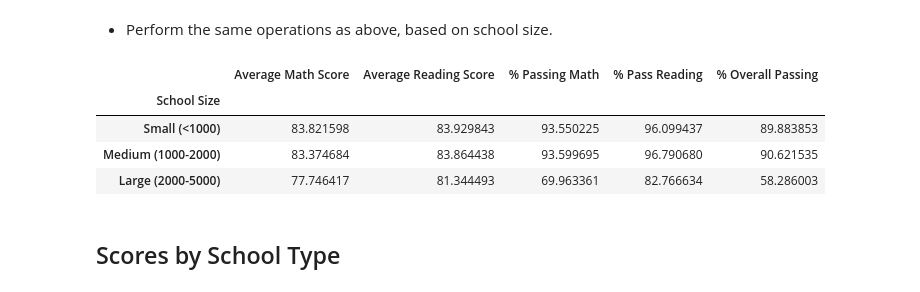
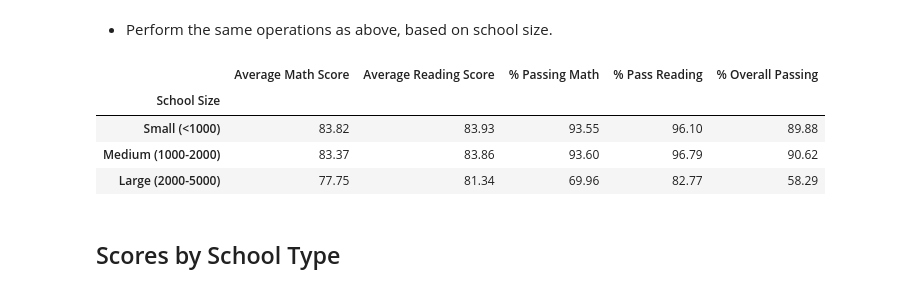
Before and after one commit to littleprincecurry/pandas-challenge, a Jupyter notebook: PyCitySchools/PyCitySchools_starter.ipynb, the cells around one changed output. Drawn from its saved outputs; the diff is of its cells as text; code cells hidden in the pictures.

```diff
--- a/PyCitySchools/PyCitySchools_starter.ipynb
+++ b/PyCitySchools/PyCitySchools_starter.ipynb
@@ -118,12 +118,12 @@ school_summary = pd.DataFrame(
         '% Overall Passing': pct_passing_both
 
     })
-school_summary['Total School Budget'] = school_summary['Total School Budget'].str[0]
-school_summary['Per Student Budget'] = school_summary['Per Student Budget'].str[0]
 
 school_summary['School Type'] = school_summary['School Type'].str.join(', ')
 school_summary_formatted = school_summary
-school_summary_formatted['Total School Budget'] = school_summary_formatted['Total School Budget'].map("${:,}".format)
+school_summary_formatted['Total School Budget'] = school_summary_formatted['Total School Budget'].str[0]
+school_summary_formatted['Per Student Budget'] = school_summary_formatted['Per Student Budget'].str[0]
+school_summary_formatted['Total School Budget'] = school_summary_formatted['Total School Budget'].map("${:,.2f}".format)
 school_summary_formatted
 # %% [output]
 |  | School Type | Total Students | Total School Budget | Per Student Budget | Average Math Score | ... |
@@ -283,16 +291,21 @@ spending_summary
 # %%
 bins_size = [0, 999, 2000, 5000]
 size_ranges = ['Small (<1000)', 'Medium (1000-2000)', 'Large (2000-5000)']
 school_summary['School Size'] = pd.cut(school_summary['Total Students'], bins_size, labels=size_ranges, include_lowest=True)
 size_summary = school_summary.groupby('School Size').mean()
-size_summary = size_summary.drop(['Total Students', 'Total School Budget', 'Per Student Budget'], axis=1)
+size_summary = size_summary.drop(['Total Students', 'Per Student Budget'], axis=1)
+size_summary['Average Math Score'] = size_summary['Average Math Score'].map("{:.2f}".format)
+size_summary['Average Reading Score'] = size_summary['Average Reading Score'].map("{:.2f}".format)
+size_summary['% Passing Math'] = size_summary['% Passing Math'].map("{:.2f}".format)
+size_summary['% Pass Reading'] = size_summary['% Pass Reading'].map("{:.2f}".format)
+size_summary['% Overall Passing'] = size_summary['% Overall Passing'].map("{:.2f}".format)
 size_summary
 # %% [output]
 |  | Average Math Score | Average Reading Score | % Passing Math | % Pass Reading | % Overall Passing |
 | School Size |  |  |  |  |  |
-| Small (<1000) | 83.821598 | 83.929843 | 93.550225 | 96.099437 | 89.883853 |
-| Medium (1000-2000) | 83.374684 | 83.864438 | 93.599695 | 96.790680 | 90.621535 |
-| Large (2000-5000) | 77.746417 | 81.344493 | 69.963361 | 82.766634 | 58.286003 |
+| Small (<1000) | 83.82 | 83.93 | 93.55 | 96.10 | 89.88 |
+| Medium (1000-2000) | 83.37 | 83.86 | 93.60 | 96.79 | 90.62 |
+| Large (2000-5000) | 77.75 | 81.34 | 69.96 | 82.77 | 58.29 |
 # %% [markdown]
 ## Scores by School Type
 # %% [markdown]
```
Also changed, not shown: parts of 6 cells of this notebook.
